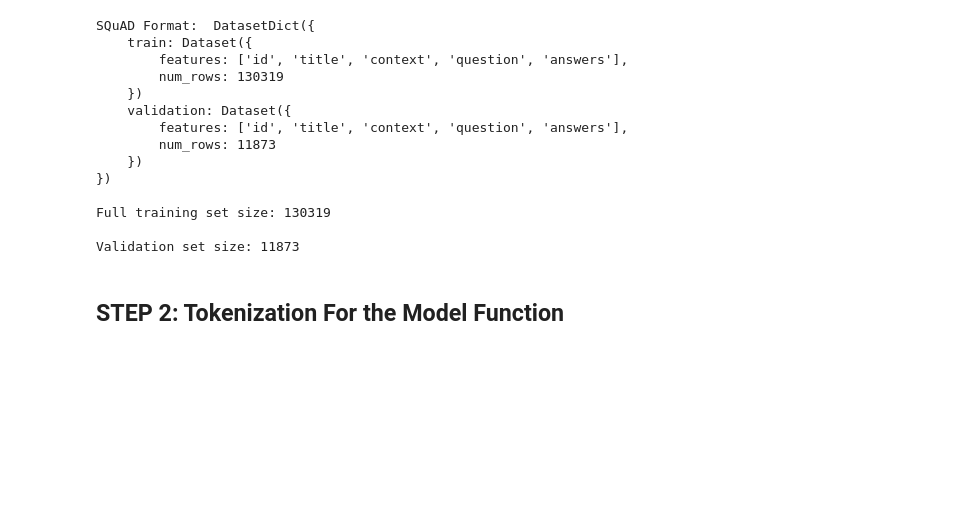
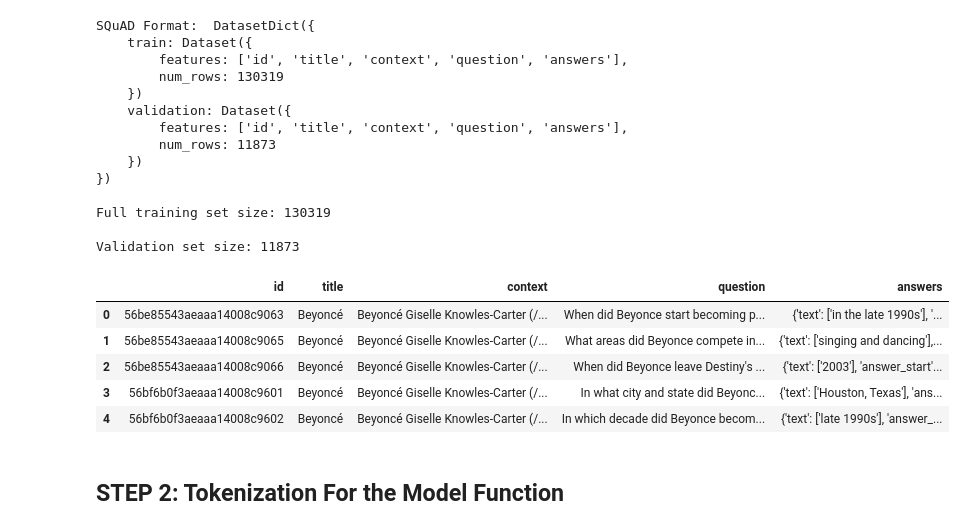
Before and after one commit to shrutielangovan/CarbonEmissionsinFine-TuningLanguageModelS, a Jupyter notebook: distilbert_model/NLP_Project_CarbonEmission_DistilBERT.ipynb, the cells around one changed output. Cells and saved outputs as stored; diff of their text form; code cells hidden in the pictures; blank space fills up the shorter version.

```diff
--- a/distilbert_model/NLP_Project_CarbonEmission_DistilBERT.ipynb
+++ b/distilbert_model/NLP_Project_CarbonEmission_DistilBERT.ipynb
@@ -85,6 +84,16 @@ SQuAD Format:  DatasetDict({
 Full training set size: 130319
 
 Validation set size: 11873
+# %%
+train_data = pd.DataFrame(squad['train'])
+train_data.head()
+# %% [output]
+|  | id | title | context | question | answers |
+| 0 | 56be85543aeaaa14008c9063 | Beyoncé | Beyoncé Giselle Knowles-Carter (/... | When did Beyonce start becoming p... | {'text': ['in the late 1990s'], '... |
+| 1 | 56be85543aeaaa14008c9065 | Beyoncé | Beyoncé Giselle Knowles-Carter (/... | What areas did Beyonce compete in... | {'text': ['singing and dancing'],... |
+| 2 | 56be85543aeaaa14008c9066 | Beyoncé | Beyoncé Giselle Knowles-Carter (/... | When did Beyonce leave Destiny's ... | {'text': ['2003'], 'answer_start'... |
+| 3 | 56bf6b0f3aeaaa14008c9601 | Beyoncé | Beyoncé Giselle Knowles-Carter (/... | In what city and state did Beyonc... | {'text': ['Houston, Texas'], 'ans... |
+| 4 | 56bf6b0f3aeaaa14008c9602 | Beyoncé | Beyoncé Giselle Knowles-Carter (/... | In which decade did Beyonce becom... | {'text': ['late 1990s'], 'answer_... |
 # %% [markdown]
 ## STEP 2: Tokenization For the Model Function
 # %%
```
Also changed, not shown: parts of 43 cells of this notebook, 4 other files.
